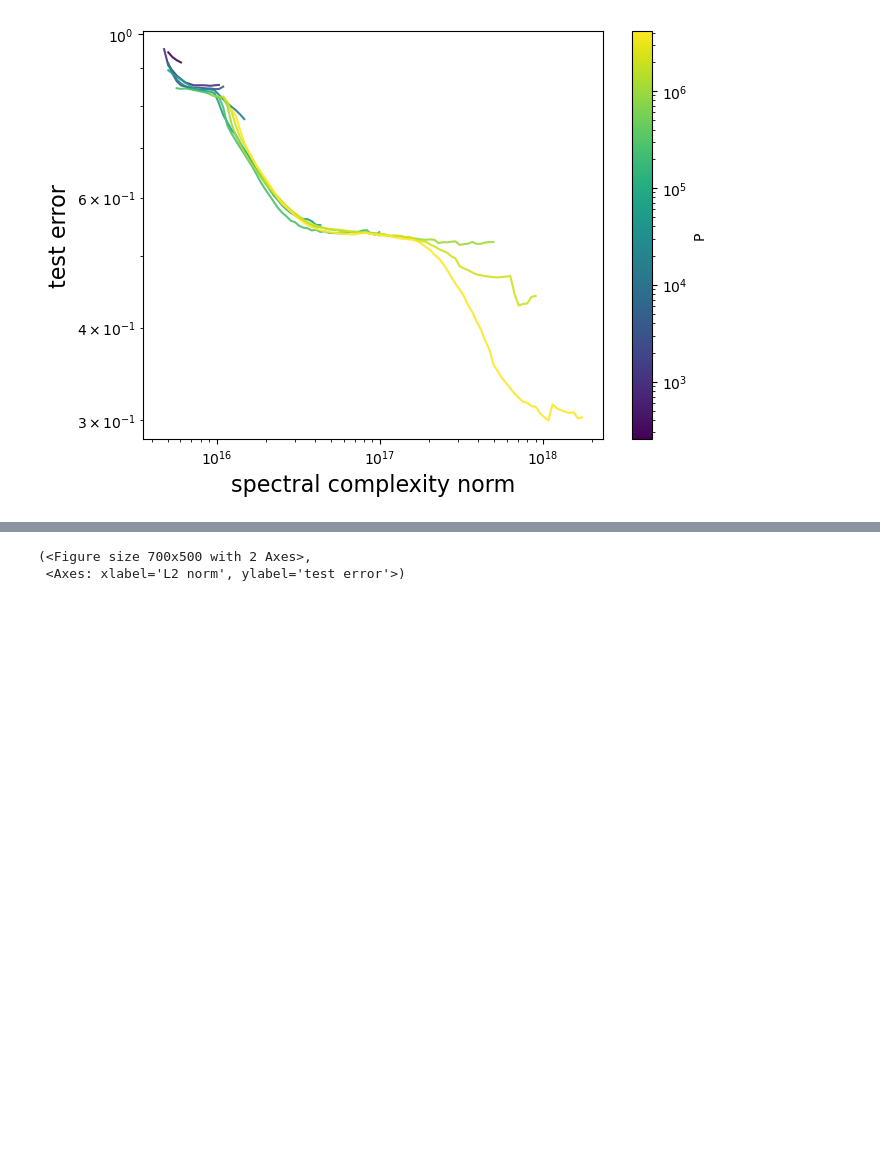
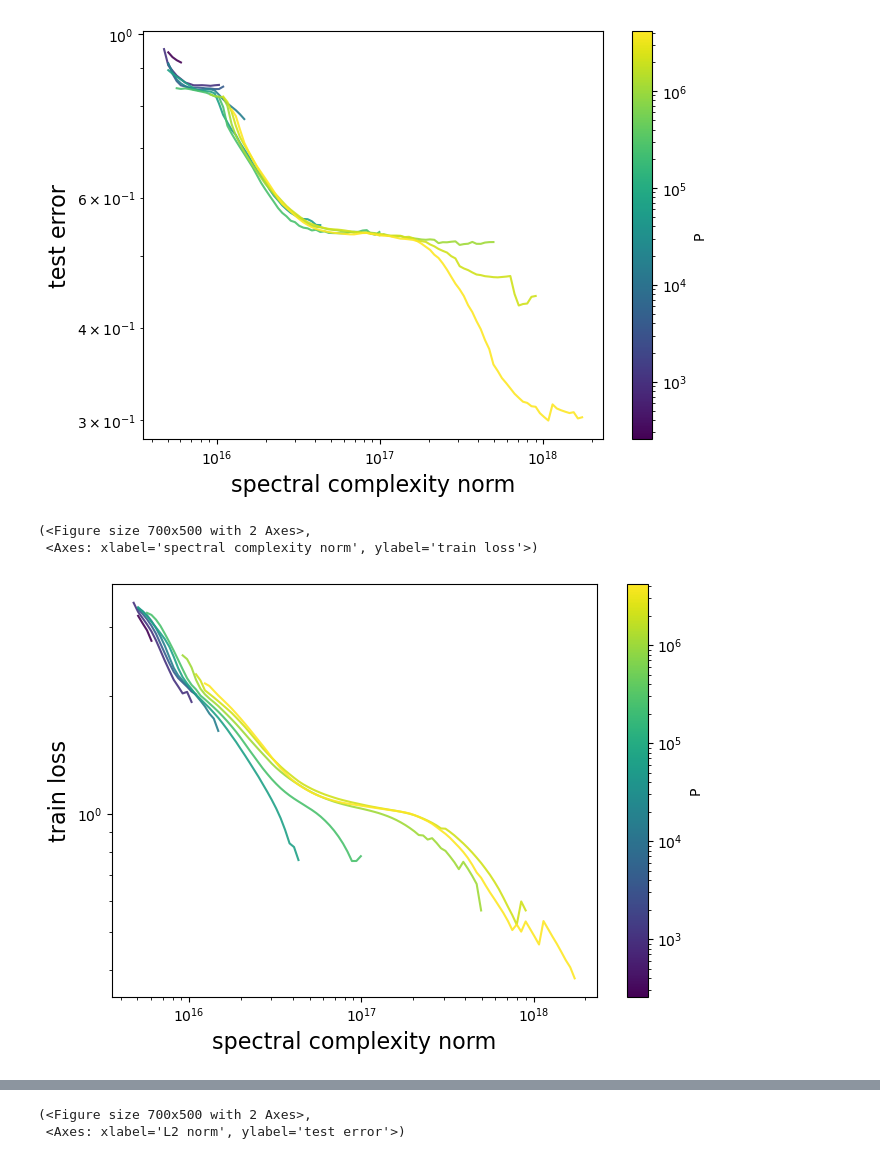
Before and after one commit to f-damico/theory-language-modelling, a Jupyter notebook: rhm_dynamics copy.ipynb, the cells around one changed output, grey strips where cells are left out. Drawn from its saved outputs; the diff is of its cells as text; code cells hidden in the pictures; blank space fills up the shorter version.

```diff
--- a/rhm_dynamics copy.ipynb
+++ b/rhm_dynamics copy.ipynb
@@ -64,6 +64,10 @@ def plot_err_vs_norm_all_curves(
     def _get_y_array(data, y_plot):
         if y_plot == "error":
             return np.asarray(data["err_seeds"]), "test error"
+        elif y_plot == "train_loss":
+            return np.asarray(data["trainloss_seeds"]), "train loss"
+        elif y_plot == "test_loss":
+            return np.asarray(data["testloss_seeds"]), "test loss"
         elif y_plot == "spectral_complexity":
             return np.asarray(data["spectral_seeds"]), "spectral complexity norm"
         elif y_plot == "spectral_complexity_no_QK":
@@ -1365,3 +1369,17 @@ plot_err_vs_norm_all_curves(
 (<Figure size 700x500 with 2 Axes>,
  <Axes: xlabel='spectral complexity norm', ylabel='test error'>)
 [figure]
+# %%
+plot_err_vs_norm_all_curves(
+    res,
+    y_plot = "train_loss",
+    norm_type="spectral_complexity_no_QK",
+    xscale="log",
+    yscale="log",
+        average_seeds=True,
+    avg_num_x=100,
+)
+# %% [output]
+(<Figure size 700x500 with 2 Axes>,
+ <Axes: xlabel='spectral complexity norm', ylabel='train loss'>)
+[figure, added]
```
Also changed, not shown: parts of 10 cells of this notebook, 4 other files.
